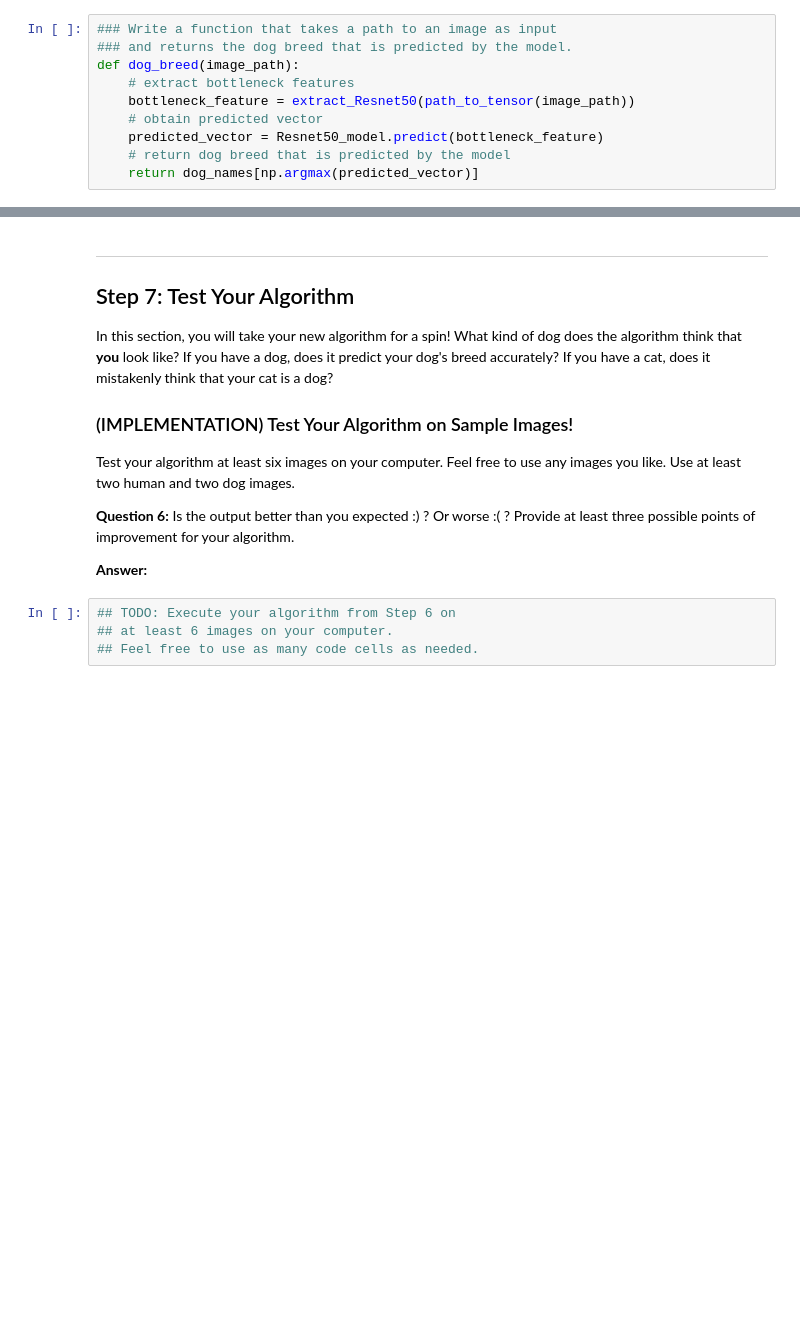
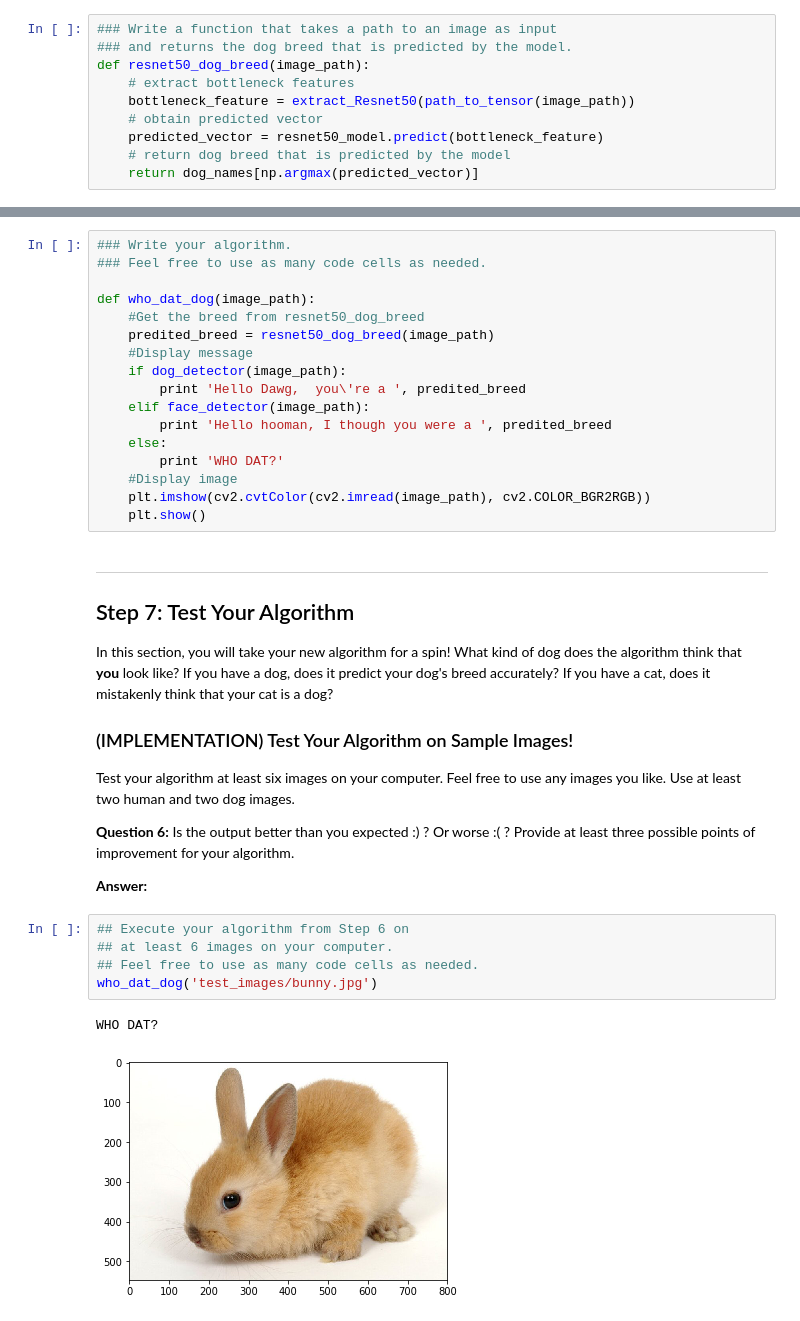
Before and after one commit to AfnanSh/DogBreedClassifierML, a Jupyter notebook: dog_app.ipynb, the cells around one changed output, grey strips where cells are left out. Saved outputs shown, nothing was run; the diff lists cells and outputs as text; blank space fills up the shorter version.

```diff
--- a/dog_app.ipynb
+++ b/dog_app.ipynb
@@ -717,11 +716,11 @@ where `{network}`, in the above filename, should be one of `VGG19`, `Resnet50`,
 # %%
 ### Write a function that takes a path to an image as input
 ### and returns the dog breed that is predicted by the model.
-def dog_breed(image_path):
+def resnet50_dog_breed(image_path):
     # extract bottleneck features
     bottleneck_feature = extract_Resnet50(path_to_tensor(image_path))
     # obtain predicted vector
-    predicted_vector = Resnet50_model.predict(bottleneck_feature)
+    predicted_vector = resnet50_model.predict(bottleneck_feature)
     # return dog breed that is predicted by the model
     return dog_names[np.argmax(predicted_vector)]
 # %% [markdown]
@@ -748,3 +744,20 @@ Some sample output for our algorithm is provided below, but feel free to design
+# %%
+### Write your algorithm.
+### Feel free to use as many code cells as needed.
+
+def who_dat_dog(image_path):
+    #Get the breed from resnet50_dog_breed
+    predited_breed = resnet50_dog_breed(image_path)
+    #Display message
+    if dog_detector(image_path):
+        print 'Hello Dawg,  you\'re a ', predited_breed
+    elif face_detector(image_path):
+        print 'Hello hooman, I though you were a ', predited_breed
+    else:
+        print 'WHO DAT?'
+    #Display image
+    plt.imshow(cv2.cvtColor(cv2.imread(image_path), cv2.COLOR_BGR2RGB))
+    plt.show()
 # %% [markdown]
 ---
 <a id='step7'></a>
@@ -760,6 +773,10 @@ __Question 6:__ Is the output better than you expected :) ?  Or worse :( ?  Prov
 
 __Answer:__
 # %%
-## TODO: Execute your algorithm from Step 6 on
+## Execute your algorithm from Step 6 on
 ## at least 6 images on your computer.
 ## Feel free to use as many code cells as needed.
+who_dat_dog('test_images/bunny.jpg')
+# %% [output]
+WHO DAT?
+[figure, added]
```
Also changed, not shown: parts of 11 cells of this notebook, 1 other file.
